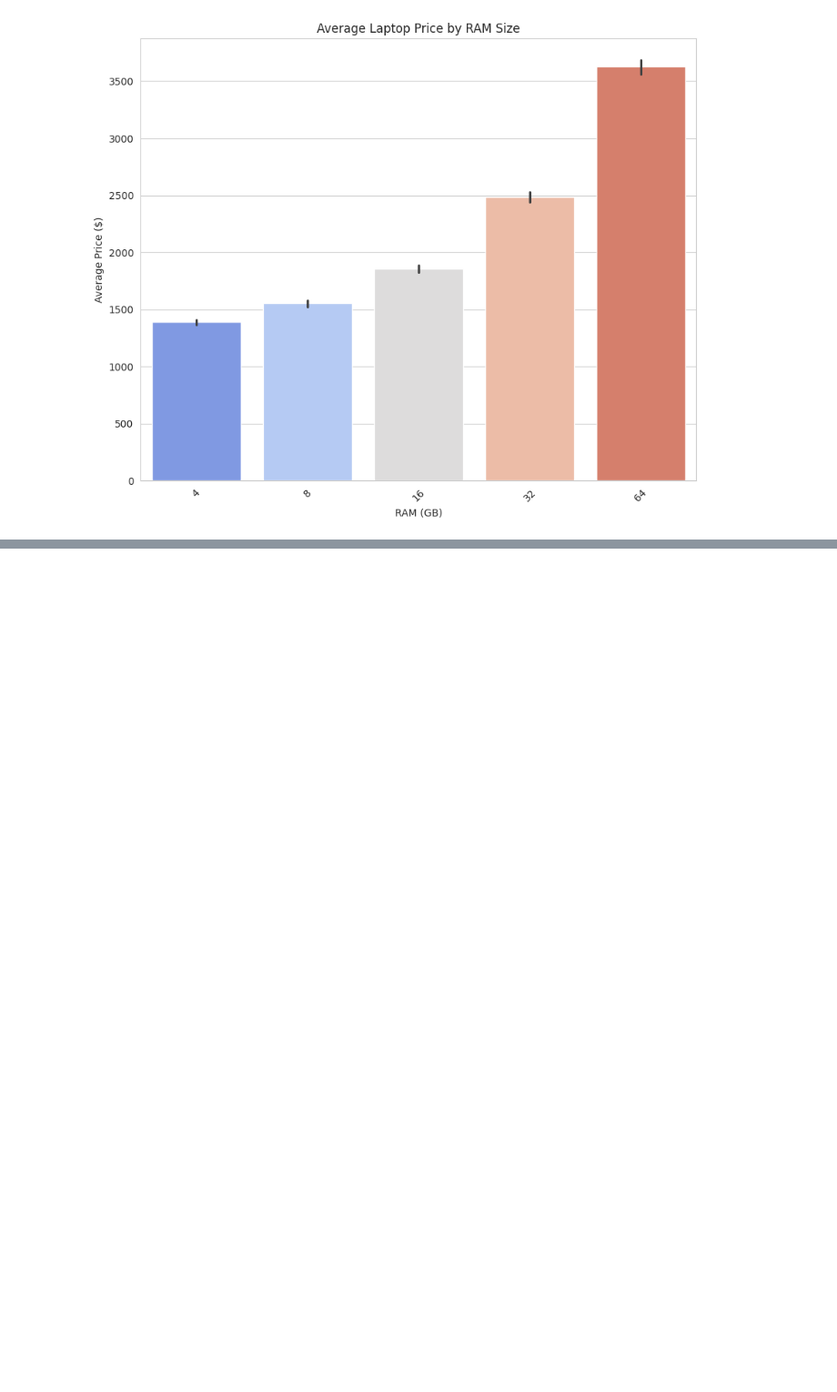
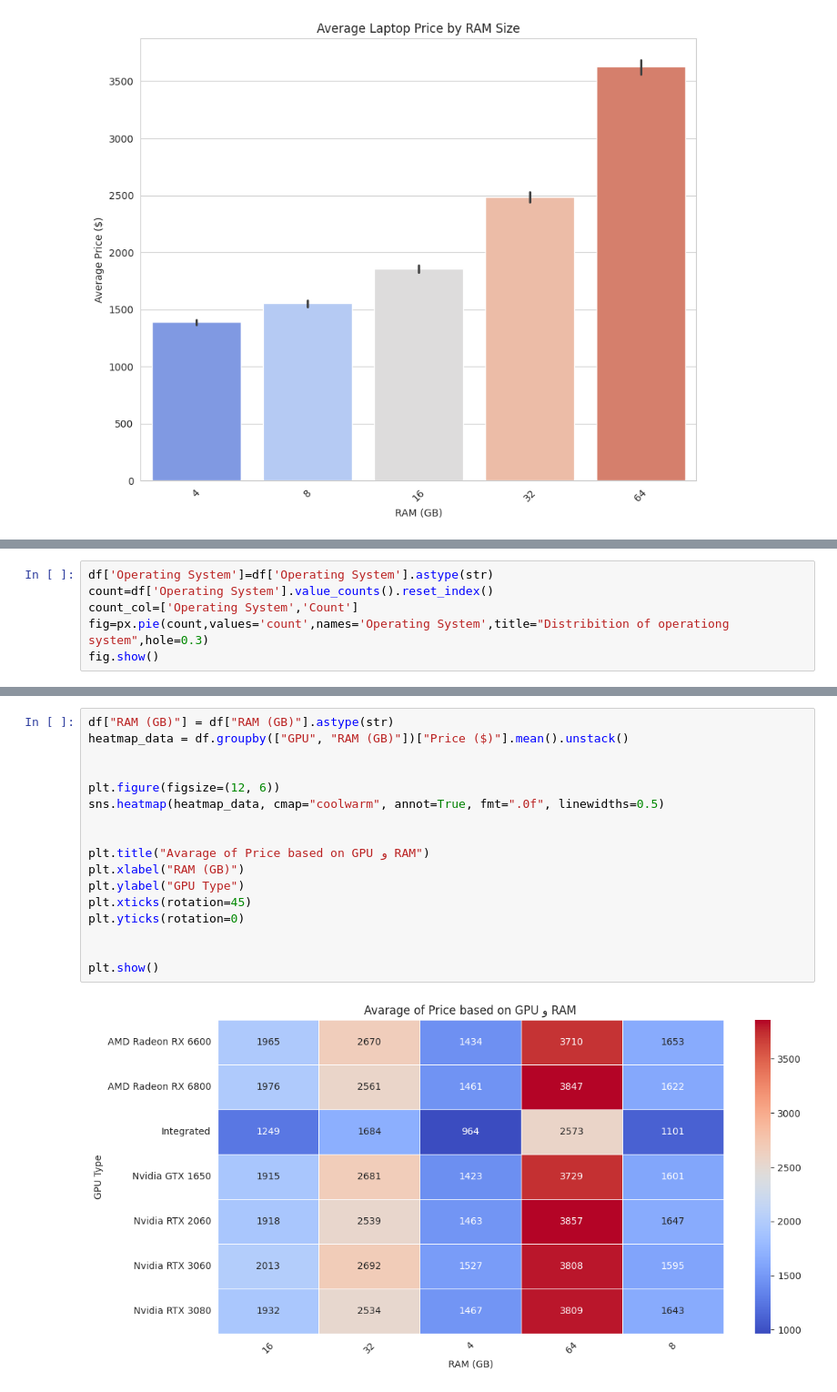
Before and after one commit to Farazmghm/price-of-laptops, a Jupyter notebook: laptop.ipynb, the cells around one changed output, grey strips where cells are left out. Shown: that part at 91% size. Saved outputs shown, nothing was run; the diff lists cells and outputs as text; blank space fills up the shorter version.

```diff
--- a/laptop.ipynb
+++ b/laptop.ipynb
@@ -246,0 +249,6 @@ plt.show()
+# %%
+df['Operating System']=df['Operating System'].astype(str)
+count=df['Operating System'].value_counts().reset_index()
+count_col=['Operating System','Count']
+fig=px.pie(count,values='count',names='Operating System',title="Distribition of operationg system",hole=0.3)
+fig.show()
@@ -246,0 +257,19 @@ plt.show()
+# %%
+df["RAM (GB)"] = df["RAM (GB)"].astype(str)
+heatmap_data = df.groupby(["GPU", "RAM (GB)"])["Price ($)"].mean().unstack()
+
+
+plt.figure(figsize=(12, 6))
+sns.heatmap(heatmap_data, cmap="coolwarm", annot=True, fmt=".0f", linewidths=0.5)
+
+
+plt.title("Avarage of Price based on GPU و RAM")
+plt.xlabel("RAM (GB)")
+plt.ylabel("GPU Type")
+plt.xticks(rotation=45)
+plt.yticks(rotation=0)
+
+
+plt.show()
+# %% [output]
+[figure, added]
```
Also changed, not shown: parts of 2 cells of this notebook.
